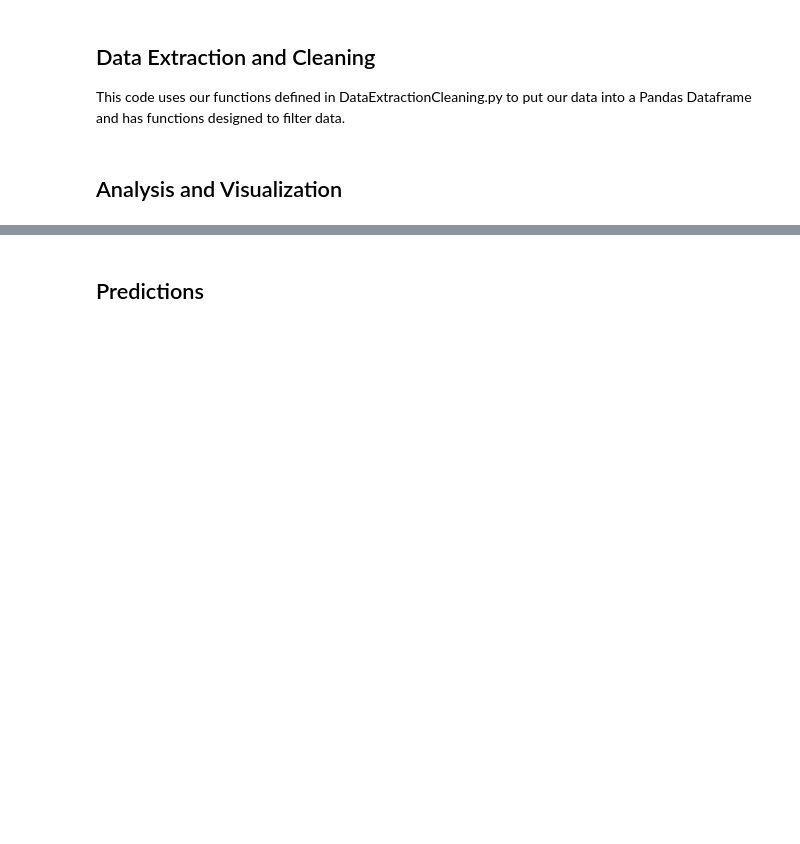
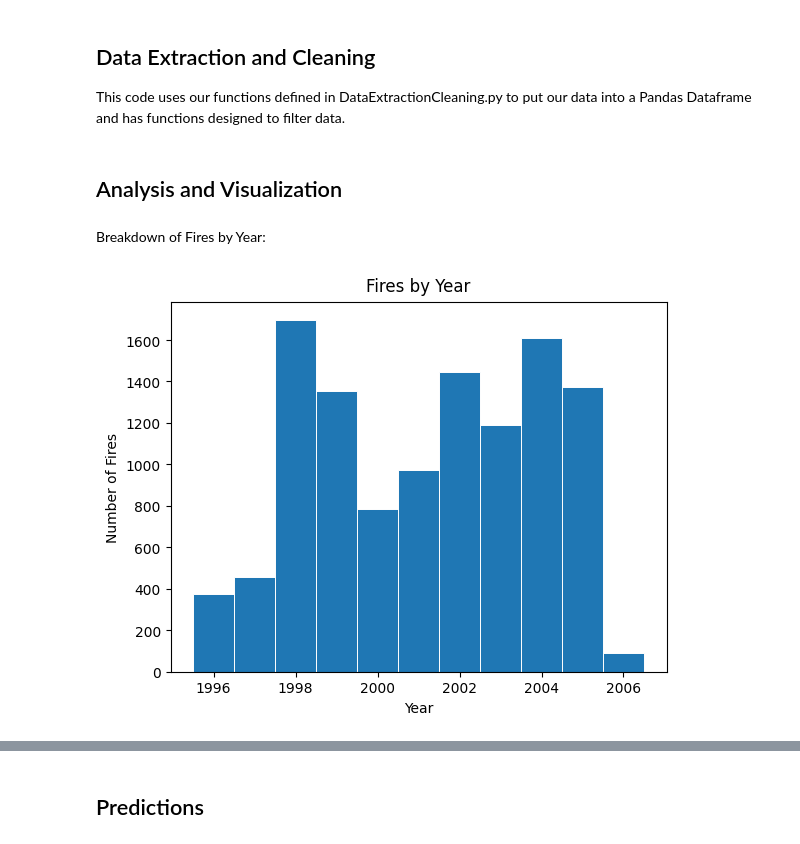
Before and after one commit to david-belman/ECE-143-Wildfire-Project, a Jupyter notebook: results.ipynb, the cells around one changed output, grey strips where cells are left out. Cells and saved outputs as stored; diff of their text form; code cells hidden in the pictures; blank space fills up the shorter version.

Commit message:
built a function to make graphs for me:)

```diff
--- a/results.ipynb
+++ b/results.ipynb
@@ -23,5 +24,11 @@ from Data_Extracting_and_Cleaning import DataExtractionCleaning as DEC
 # %%
 #load the Dataset
-df = DEC.Get_all_data("af-historic-wildfires-1996-2005-data.csv")
+df = dec.Get_all_data("af-historic-wildfires-1996-2005-data.csv")
 # %% [markdown]
 ## Analysis and Visualization
+# %% [markdown]
+Breakdown of Fires by Year:
+# %%
+anl.plot_graph_of_series(df["calendar_year"].value_counts(sort=False), "bar", "Fires by Year", ["Year", "Number of Fires"])
+# %% [output]
+[figure, added]
```
Also changed, not shown: parts of 3 cells of this notebook, 2 other files.
